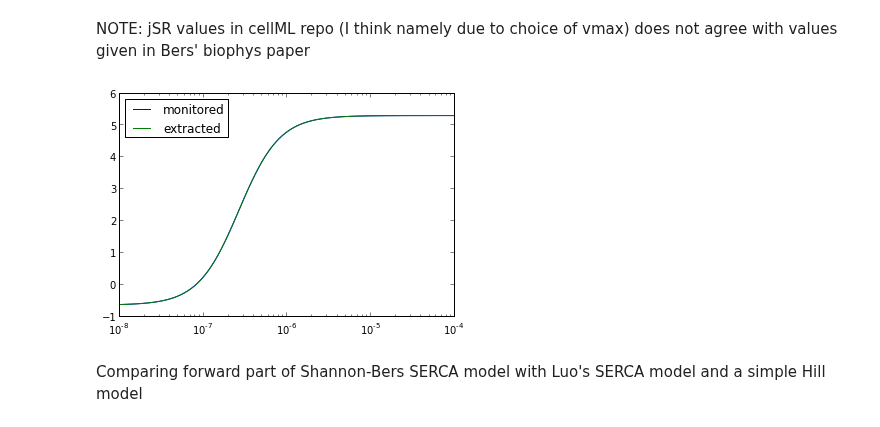
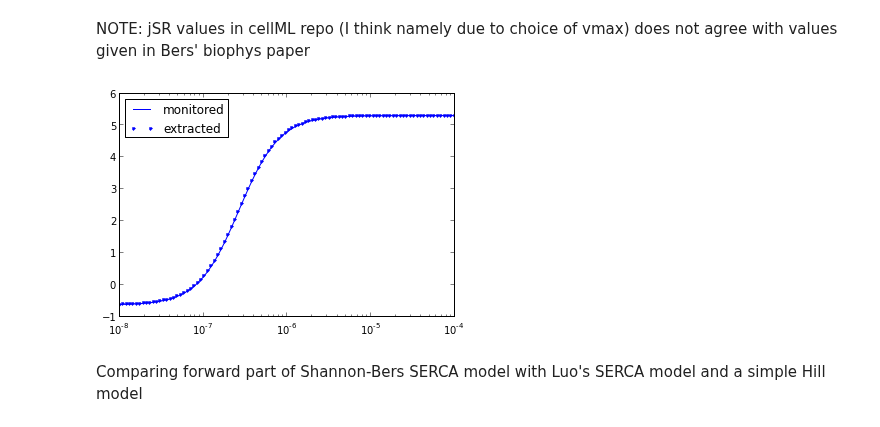
Before and after one commit to huskeypm/wholecell, a Jupyter notebook: 140210_markovshannon.ipynb, the cells around one changed output. Drawn from its saved outputs; the diff is of its cells as text; code cells hidden in the pictures.

```diff
--- a/140210_markovshannon.ipynb
+++ b/140210_markovshannon.ipynb
@@ -19,9 +21,9 @@ p = modelref.pQ10_SRCaP = p[modelref.param_indices('Q10_SRCaP')]V_max_Jpump = p[
 # %% [markdown]
 NOTE: jSR values in cellML repo (I think namely due to choice of vmax) does not agree with values given in Bers' biophys paper
 # %%
-plt.plot(cais,jSRs*mMms_to_mMs,label="monitored")plt.plot(cais,jSRs_mon*mMms_to_mMs,label="extracted")plt.legend(loc=0)plt.xscale('log')
+plt.plot(cais,jSRs*mMms_to_mMs,'b',label="monitored")plt.plot(cais,jSRs_mon*mMms_to_mMs,'b.',label="extracted")plt.legend(loc=0)plt.xscale('log')
 # %% [output]
-[figure, old version]
+[figure, new version]
 # %% [markdown]
 Comparing forward part of Shannon-Bers SERCA model with Luo's SERCA model and a simple Hill model
 # %%
```
Also changed, not shown: parts of 21 cells of this notebook, 2 other files.
